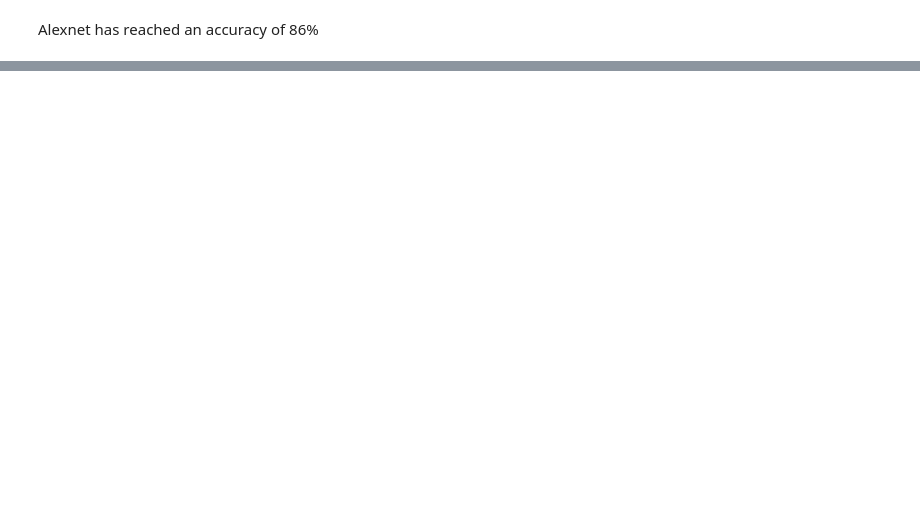
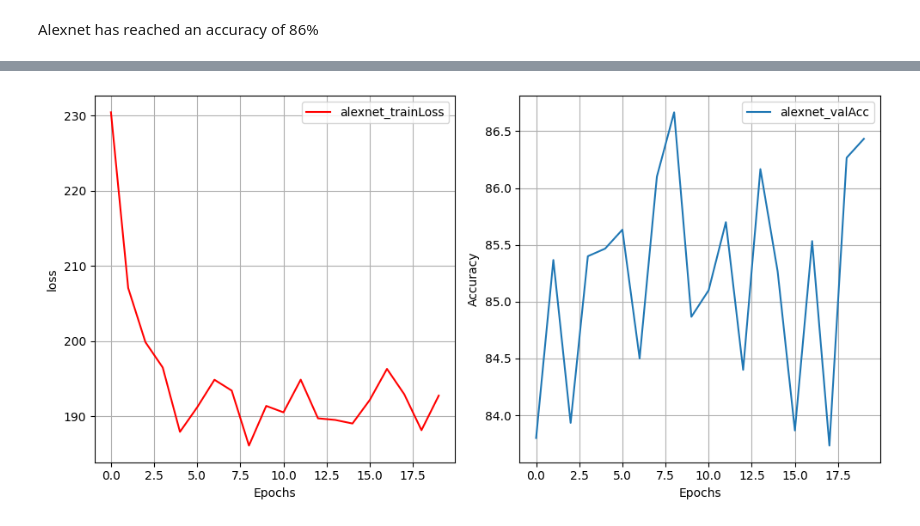
Before and after one commit to ramalahamir/image_classification_My_CNN_vs_AlexNet, a Jupyter notebook: Natural_scenes_image_classification.ipynb, the cells around one changed output, grey strips where cells are left out. Cells and saved outputs as stored; diff of their text form; code cells hidden in the pictures; blank space fills up the shorter version.

Commit message:
added accuracy graphs and confusion matrix for alexnet but there are bugs that need fixing

```diff
--- a/Natural_scenes_image_classification.ipynb
+++ b/Natural_scenes_image_classification.ipynb
@@ -559,0 +528,13 @@ Alexnet has reached an accuracy of 86%
+# %%
+# Upload the .pkl file from your PC
+uploaded = files.upload()
+
+# Loading the lists
+with open("training_stats_alexnet.pkl", "rb") as f:
+    stats = pickle.load(f)
+
+# Assigning back to your original lists
+train_loss_alexNet = stats['train_loss']
+val_acc_alexNet = stats['val_accuracy']
+predicted_classes_alexNet = stats['pred_classes']
+actual_classes_alexNet = stats['actual_classes']
@@ -559,0 +544,19 @@ Alexnet has reached an accuracy of 86%
+# %%
+fig, axes = plt.subplots(1, 2, figsize=(10, 5))
+
+axes[0].plot(train_loss_alexNet, label="alexnet_trainLoss", color="Red")
+axes[0].set_xlabel("Epochs")
+axes[0].set_ylabel("loss")
+axes[0].grid()
+axes[0].legend()
+
+axes[1].plot(val_acc_alexNet, label="alexnet_valAcc")
+axes[1].set_xlabel("Epochs")
+axes[1].set_ylabel("Accuracy")
+axes[1].grid()
+axes[1].legend()
+
+plt.tight_layout()
+plt.show()
+# %% [output]
+[figure, added]
```
Also changed, not shown: parts of 16 cells of this notebook.
